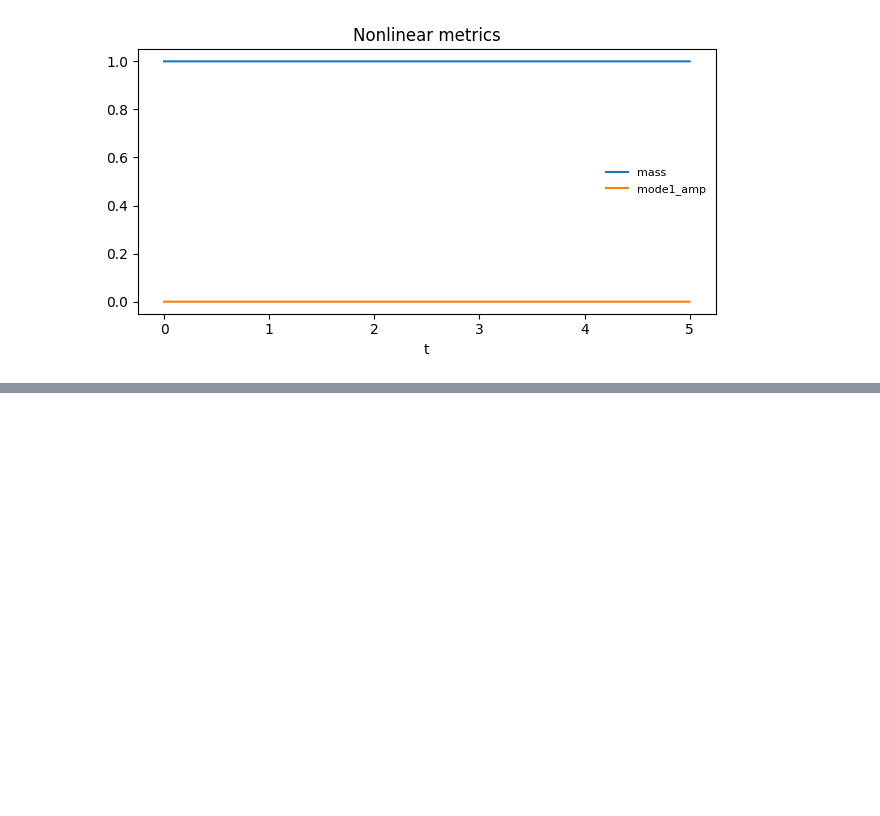
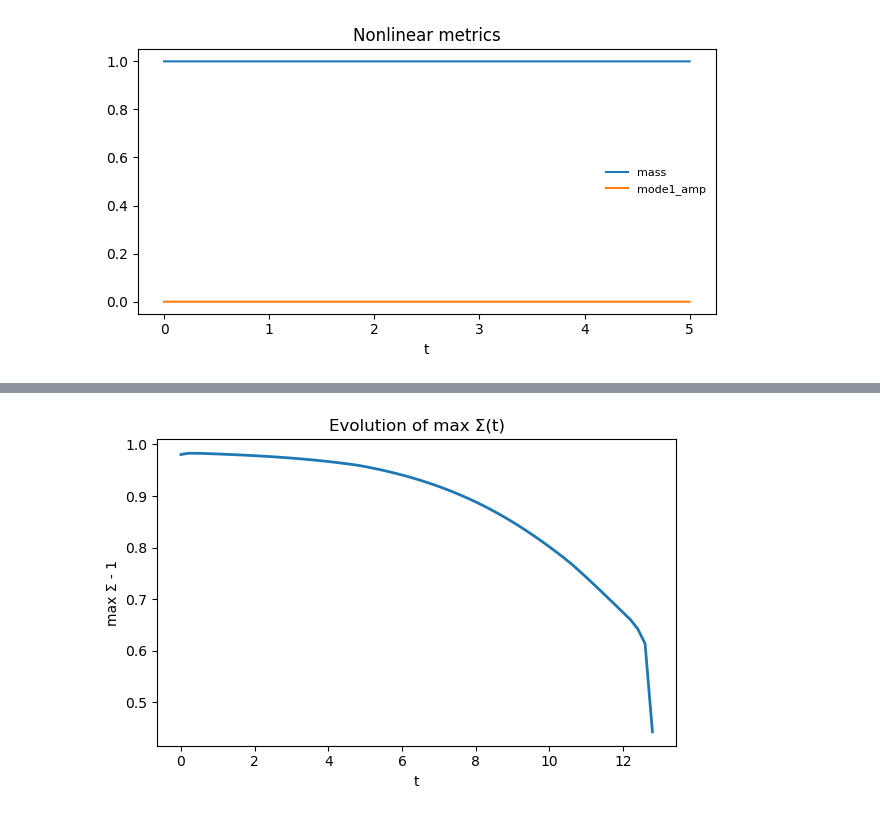
Before and after one commit to KonstantinGerbig/diff-inst, a Jupyter notebook: notebooks/IVP_tests.ipynb, the cells around one changed output, grey strips where cells are left out. Saved outputs shown, nothing was run; the diff lists cells and outputs as text; code cells hidden in the pictures; blank space fills up the shorter version.

```diff
--- a/notebooks/IVP_tests.ipynb
+++ b/notebooks/IVP_tests.ipynb
@@ -332,0 +296,13 @@ per-entry rel err:
+# %%
+Sig_max = Sig.min(axis=1)   # maximum of Σ(x) for each time snapshot
+
+plt.figure(figsize=(6,4))
+plt.plot(T, Sig_max, lw=2)
+plt.xlabel("t")
+plt.ylabel("max Σ - 1")
+plt.title("Evolution of max Σ(t)")
+plt.tight_layout()
+
+plt.show()
+# %% [output]
+[figure, added]
```
Also changed, not shown: parts of 13 cells of this notebook, 7 other files.
